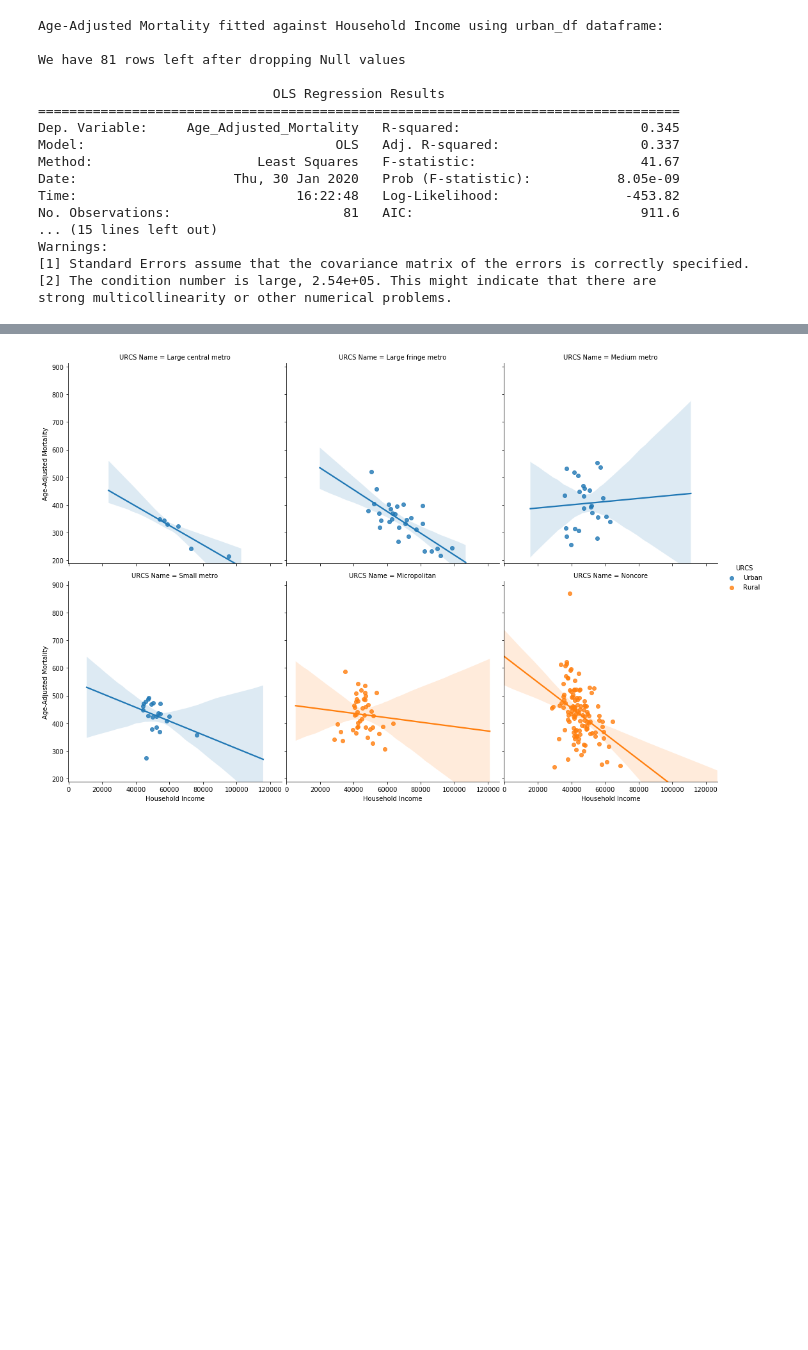
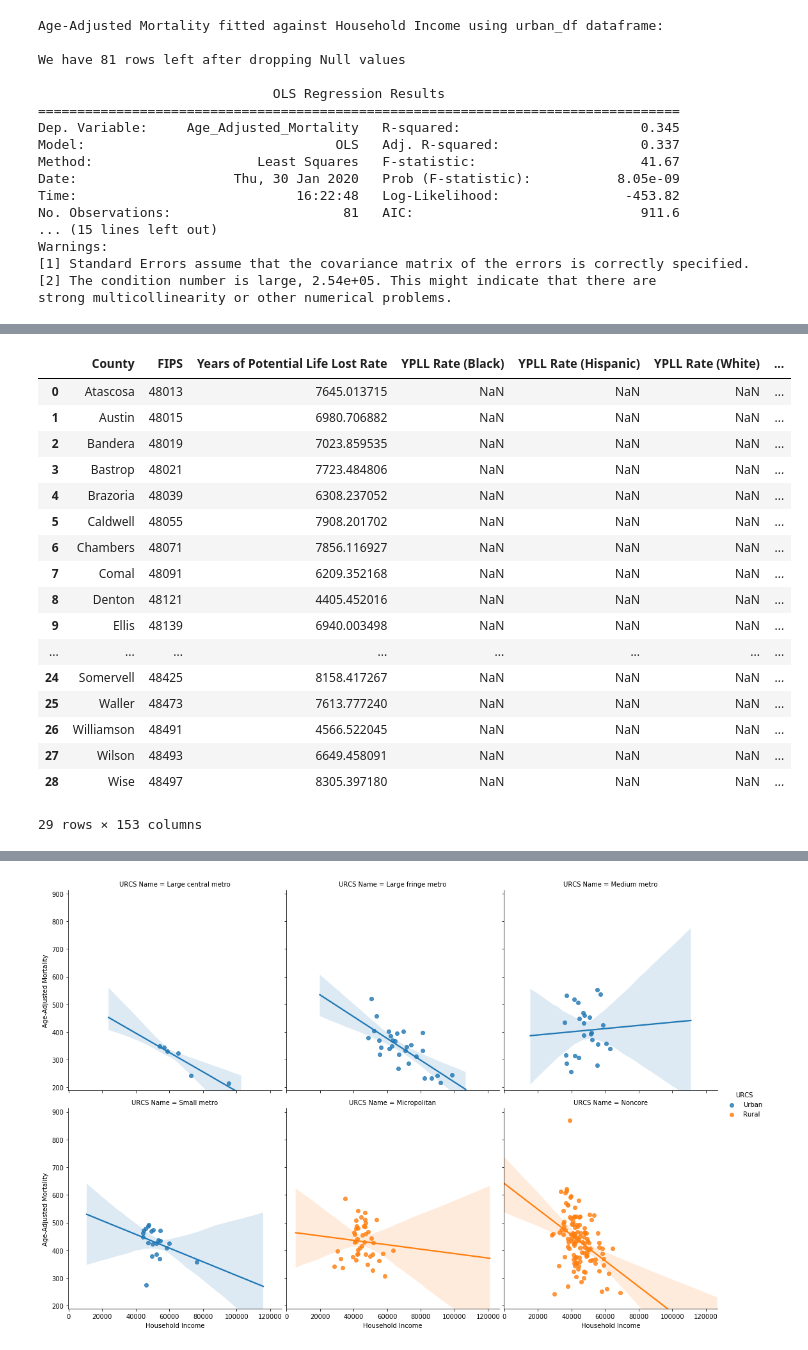
Before and after one commit to kipmadden/Urban-vs.-Rural-Health-Outcomes, a Jupyter notebook: Kip2.ipynb, the cells around one changed output, grey strips where cells are left out. Cells and saved outputs as stored; diff of their text form; code cells hidden in the pictures; blank space fills up the shorter version.

```diff
--- a/Kip2.ipynb
+++ b/Kip2.ipynb
@@ -436,0 +516,4 @@ a
+# %%
+lcm_df = urban_df.loc['Large fringe metro']
+print(lcm_df.shape)
+lcm_df['Household Income'].max()
@@ -436,0 +523,15 @@ a
+# %%
+clean_df = lcm_df.copy()
+#print(all_noutliers.shape)
+#clean_df.head()
+# for col in nonObjCol:
+#     lcm_df[col].mask(lcm_df[col].sub(lcm_df[col].mean()).div(lcm_df[col].std()).abs().gt(2))
+#nonObj = clean_df.select_dtypes(exclude='object').columns
+#clean_df.index.values
+#clean_df.select_dtypes(include='float64').where(clean_df.apply(zscore).lt(1.5))
+#numcol = [x for x in allcol if x not in ('c5')]
+#clean_df[nonObjCol] = clean_df[nonObjCol].mask(~clean_df[nonObjCol].apply(lambda x: zscore(x) < 1.5, axis=1))
+# %%
+clean_df = clean_df.drop(["URCS description","PCP Ratio","Dentist Ratio",\
+               "MHP Ratio","Presence of violation","Other PCP Ratio"], axis=1)
+#clean_df['YPLL Rate (Black)']
@@ -436,0 +556,6 @@ a
+# %%
+#clean_df = clean_df.drop(["URCS description","PCP Ratio","Dentist Ratio",\
+               #"MHP Ratio","Presence of violation","Other PCP Ratio"], axis=1)
+clean_df =clean_df.where(clean_df.apply(zscore).lt(2))
+#clean_df.mask(clean_df.sub(clean_df.mean()).div(clean_df.std()).abs().gt(2))
+#clean_df['YPLL Rate (Black)']
@@ -436,0 +580,22 @@ a
+# %%
+clean_df.reset_index(inplace=True)
+#clean_df
+# %% [output]
+|  | County | FIPS | Years of Potential Life Lost Rate | YPLL Rate (Black) | YPLL Rate (Hispanic) | YPLL Rate (White) | ... |
+| 0 | Atascosa | 48013 | 7645.013715 | NaN | NaN | NaN | ... |
+| 1 | Austin | 48015 | 6980.706882 | NaN | NaN | NaN | ... |
+| 2 | Bandera | 48019 | 7023.859535 | NaN | NaN | NaN | ... |
+| 3 | Bastrop | 48021 | 7723.484806 | NaN | NaN | NaN | ... |
+| 4 | Brazoria | 48039 | 6308.237052 | NaN | NaN | NaN | ... |
+| 5 | Caldwell | 48055 | 7908.201702 | NaN | NaN | NaN | ... |
+| 6 | Chambers | 48071 | 7856.116927 | NaN | NaN | NaN | ... |
+| 7 | Comal | 48091 | 6209.352168 | NaN | NaN | NaN | ... |
+| 8 | Denton | 48121 | 4405.452016 | NaN | NaN | NaN | ... |
+| 9 | Ellis | 48139 | 6940.003498 | NaN | NaN | NaN | ... |
+| ... | ... | ... | ... | ... | ... | ... | ... |
+| 24 | Somervell | 48425 | 8158.417267 | NaN | NaN | NaN | ... |
+| 25 | Waller | 48473 | 7613.777240 | NaN | NaN | NaN | ... |
+| 26 | Williamson | 48491 | 4566.522045 | NaN | NaN | NaN | ... |
+| 27 | Wilson | 48493 | 6649.458091 | NaN | NaN | NaN | ... |
+| 28 | Wise | 48497 | 8305.397180 | NaN | NaN | NaN | ... |
+29 rows × 153 columns
```
Also changed, not shown: parts of 27 cells of this notebook.
